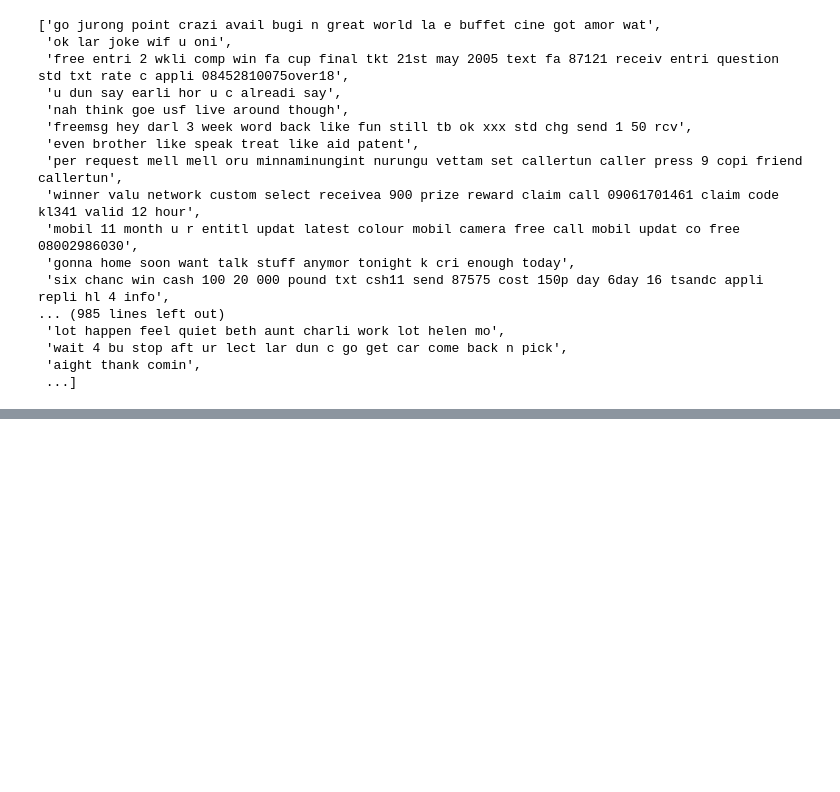
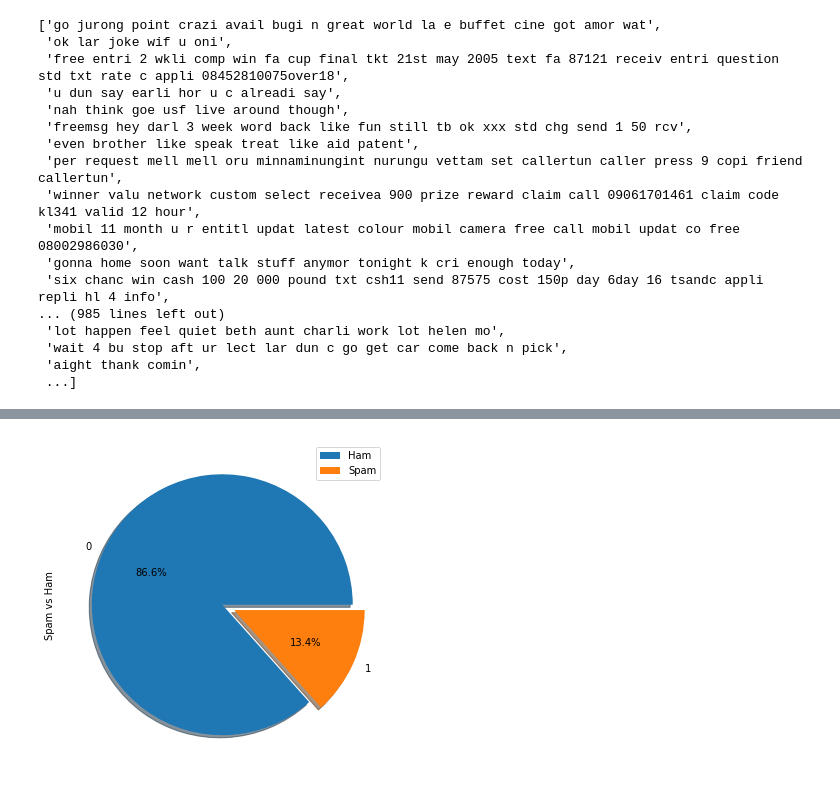
Before and after one commit to jothikak780/Muniyammal, a Jupyter notebook: OSF_task2.ipynb, the cells around one changed output, grey strips where cells are left out. Saved outputs shown, nothing was run; the diff lists cells and outputs as text; code cells hidden in the pictures; blank space fills up the shorter version.

```diff
--- a/OSF_task2.ipynb
+++ b/OSF_task2.ipynb
@@ -173,0 +223,7 @@ df.tail()
+# %%
+df["SPAM_label1"].value_counts().plot(kind = 'pie', explode = [0, 0.1], figsize = (6, 6), autopct = '%1.1f%%', shadow = True)
+plt.ylabel("Spam vs Ham")
+plt.legend(["Ham", "Spam"])
+plt.show()
+# %% [output]
+[figure, added]
```
Also changed, not shown: parts of 10 cells of this notebook.
